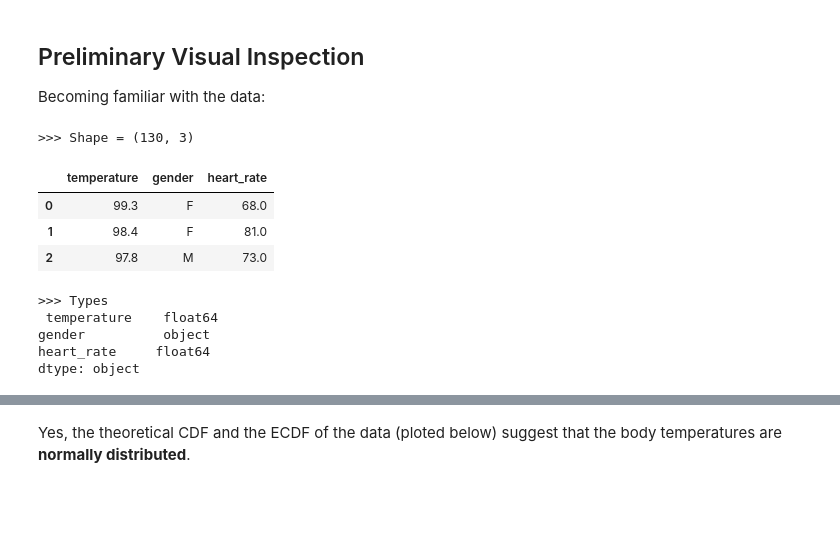
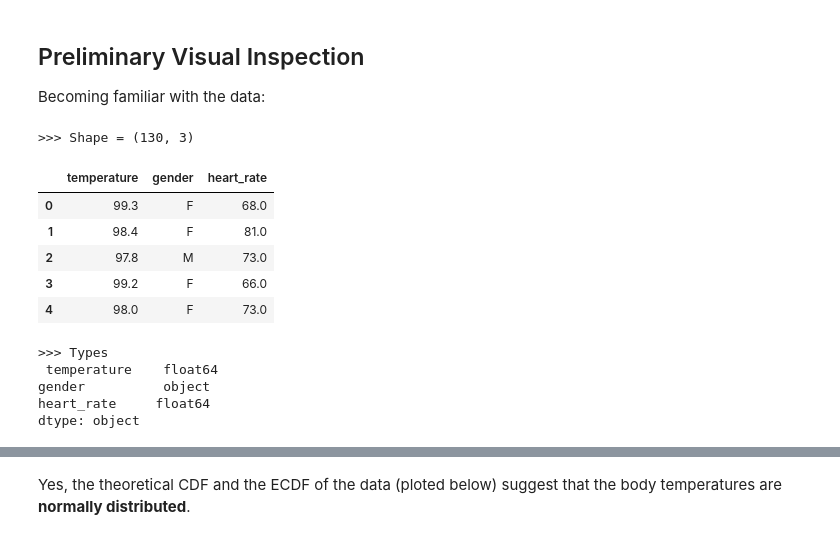
Before and after one commit to karlphillip/DataScience, a Jupyter notebook: Mini Projects/human_body_temperature_using_eda/sliderule_dsi_inferential_statistics_exercise_1.ipynb, the cells around one changed output, grey strips where cells are left out. Drawn from its saved outputs; the diff is of its cells as text; code cells hidden in the pictures; blank space fills up the shorter version.

```diff
--- a/Mini Projects/human_body_temperature_using_eda/sliderule_dsi_inferential_statistics_exercise_1.ipynb
+++ b/Mini Projects/human_body_temperature_using_eda/sliderule_dsi_inferential_statistics_exercise_1.ipynb
@@ -68,18 +58,30 @@ df = pd.read_csv('data/human_body_temperature.csv')
 # %% [markdown]
 ## Preliminary Visual Inspection
 Becoming familiar with the data:
-# %%
-print('>>> Shape =', df.shape)
-display(df.head(3))
-print('\n>>> Types\n', df.dtypes)
-# %% [output]
->>> Shape = (130, 3)
-|  | temperature | gender | heart_rate |
-| 0 | 99.3 | F | 68.0 |
-| 1 | 98.4 | F | 81.0 |
-| 2 | 97.8 | M | 73.0 |
->>> Types
- temperature    float64
-gender          object
-heart_rate     float64
-dtype: object
+# %%
+import math
+import pandas as pd
+import numpy as np
+from IPython.display import display
+import matplotlib.pyplot as plt
+import seaborn as sns
+%matplotlib inline
+
+df = pd.read_csv('data/human_body_temperature.csv')
+
+print('>>> Shape =', df.shape)
+display(df.head(5))
+print('\n>>> Types\n', df.dtypes)
+# %% [output]
+>>> Shape = (130, 3)
+|  | temperature | gender | heart_rate |
+| 0 | 99.3 | F | 68.0 |
+| 1 | 98.4 | F | 81.0 |
+| 2 | 97.8 | M | 73.0 |
+| 3 | 99.2 | F | 66.0 |
+| 4 | 98.0 | F | 73.0 |
+>>> Types
+ temperature    float64
+gender          object
+heart_rate     float64
+dtype: object
```
Also changed, not shown: parts of 41 cells of this notebook.
